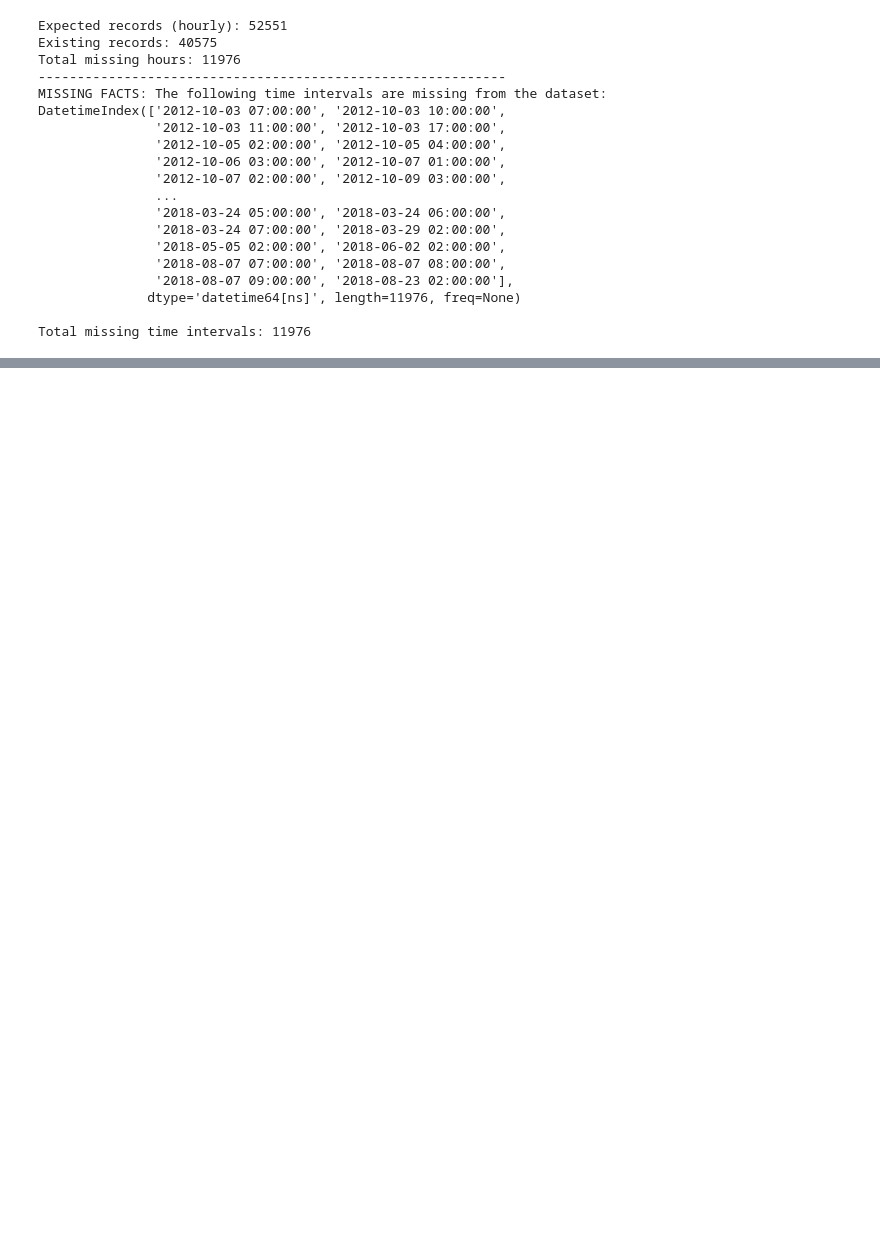
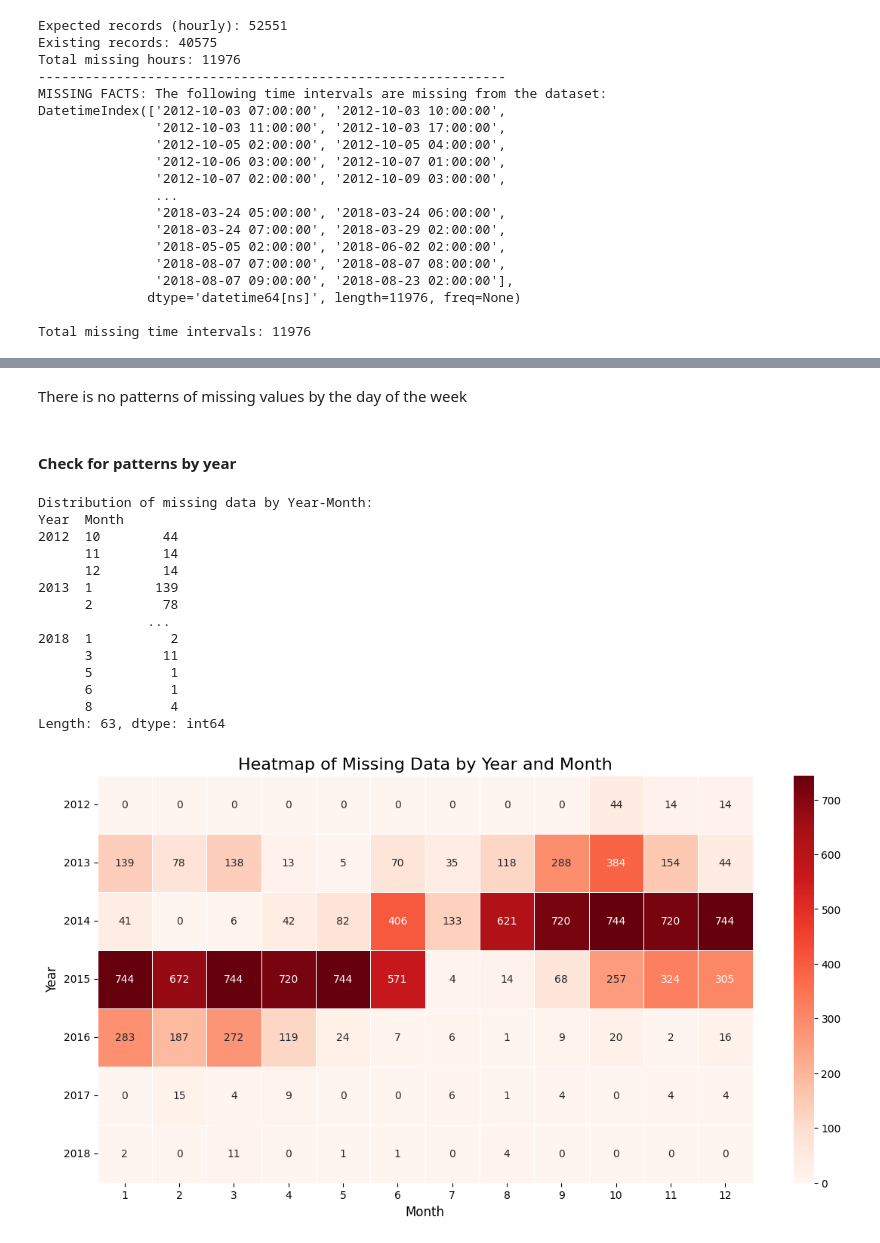
Before and after one commit to LuizCorrei4/predict-traffic-volume, a Jupyter notebook: notebooks/01-exploration.ipynb, the cells around one changed output, grey strips where cells are left out. Saved outputs shown, nothing was run; the diff lists cells and outputs as text; code cells hidden in the pictures; blank space fills up the shorter version.

```diff
--- a/notebooks/01-exploration.ipynb
+++ b/notebooks/01-exploration.ipynb
@@ -189,0 +258,72 @@ Total missing time intervals: 11976
+# %% [markdown]
+There is no patterns of missing values by the day of the week
+# %% [markdown]
+#### Check for patterns by year
+# %%
+# Convert the DatetimeIndex to a Series to use .groupby()
+missing_series = missing_dates.to_series()
+
+# Group by both the year and the month of the index, then count the size of each group
+missing_year_month_distribution = missing_series.groupby(
+    [missing_series.index.year, missing_series.index.month]
+).count()
+
+# Rename the axes for clarity
+missing_year_month_distribution.index.names = ['Year', 'Month']
+
+print("\nDistribution of missing data by Year-Month:")
+print(missing_year_month_distribution)
+
+import matplotlib.pyplot as plt
+import seaborn as sns
+
+# Your data from the previous step (assuming it's named 'missing_year_month_distribution')
+# missing_year_month_distribution = ...
+
+# --- Plotting Code ---
+
+# 1. Reshape the data for the heatmap
+# We need to "unstack" the MultiIndex. We'll put 'Month' on the columns.
+# .fillna(0) is important, as it fills in months that had 0 missing values.
+try:
+    data_heatmap = missing_year_month_distribution.unstack(level='Month').fillna(0)
+
+    # 2. Create the plot
+    plt.figure(figsize=(14, 7)) # Make the figure wider to fit 12 months
+
+    # 3. Draw the heatmap
+    sns.heatmap(
+        data_heatmap,
+        annot=True,     # Show the numbers in each cell
+        fmt=".0f",      # Format the numbers as integers (no decimals)
+        cmap='Reds',    # Use a color scale from light to dark red
+        linewidths=.5     # Add thin lines between cells
+    )
+
+    plt.title('Heatmap of Missing Data by Year and Month', fontsize=16)
+    plt.xlabel('Month', fontsize=12)
+    plt.ylabel('Year', fontsize=12)
+    plt.yticks(rotation=0) # Ensure Y-axis (Year) labels are horizontal
+
+    plt.show()
+    plt.close()
+
+except Exception as e:
+    print(f"An error occurred while creating the heatmap: {e}")
+    print("This can happen if 'missing_year_month_distribution' is empty.")
+# %% [output]
+Distribution of missing data by Year-Month:
+Year  Month
+2012  10        44
+      11        14
+      12        14
+2013  1        139
+      2         78
+              ...
+2018  1          2
+      3         11
+      5          1
+      6          1
+      8          4
+Length: 63, dtype: int64
+[figure, added]
```
Also changed, not shown: parts of 10 cells of this notebook, 1 other file.
